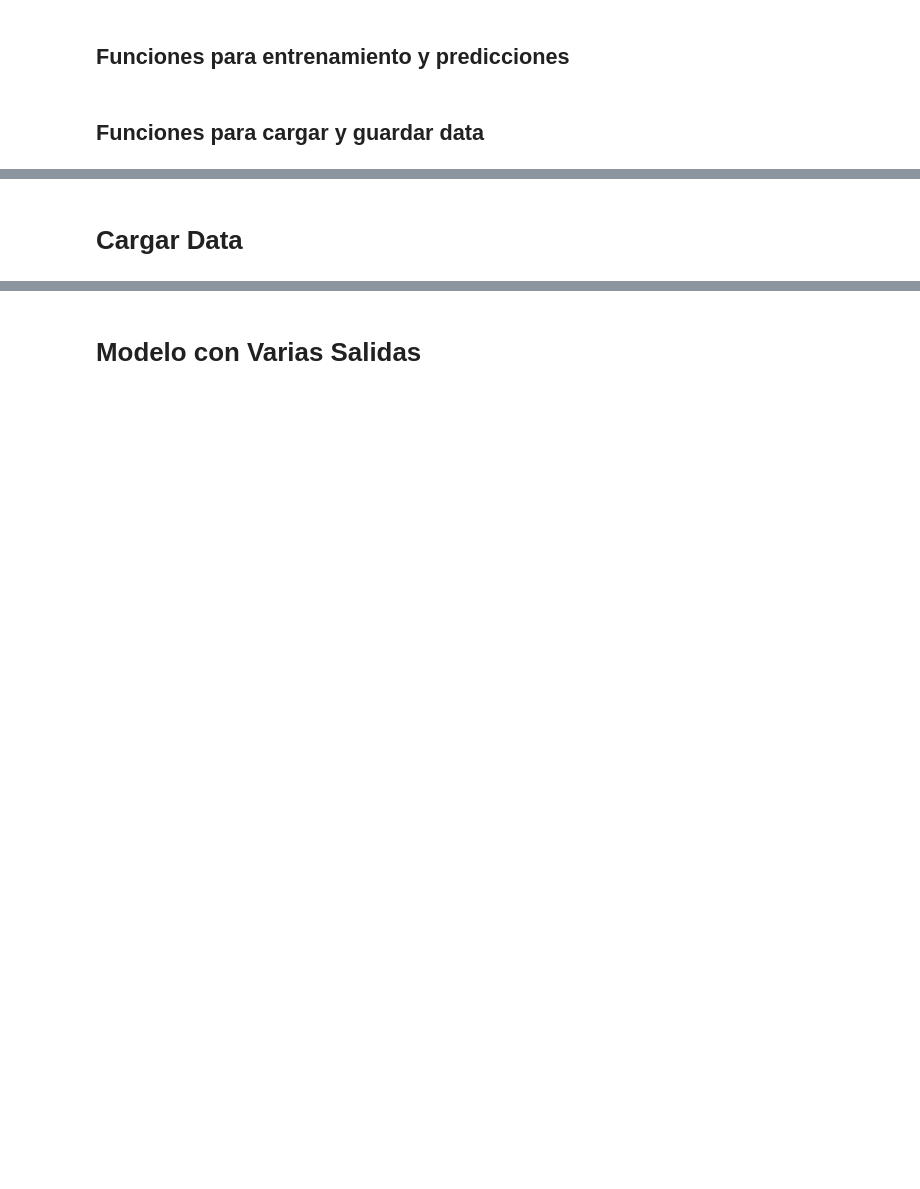
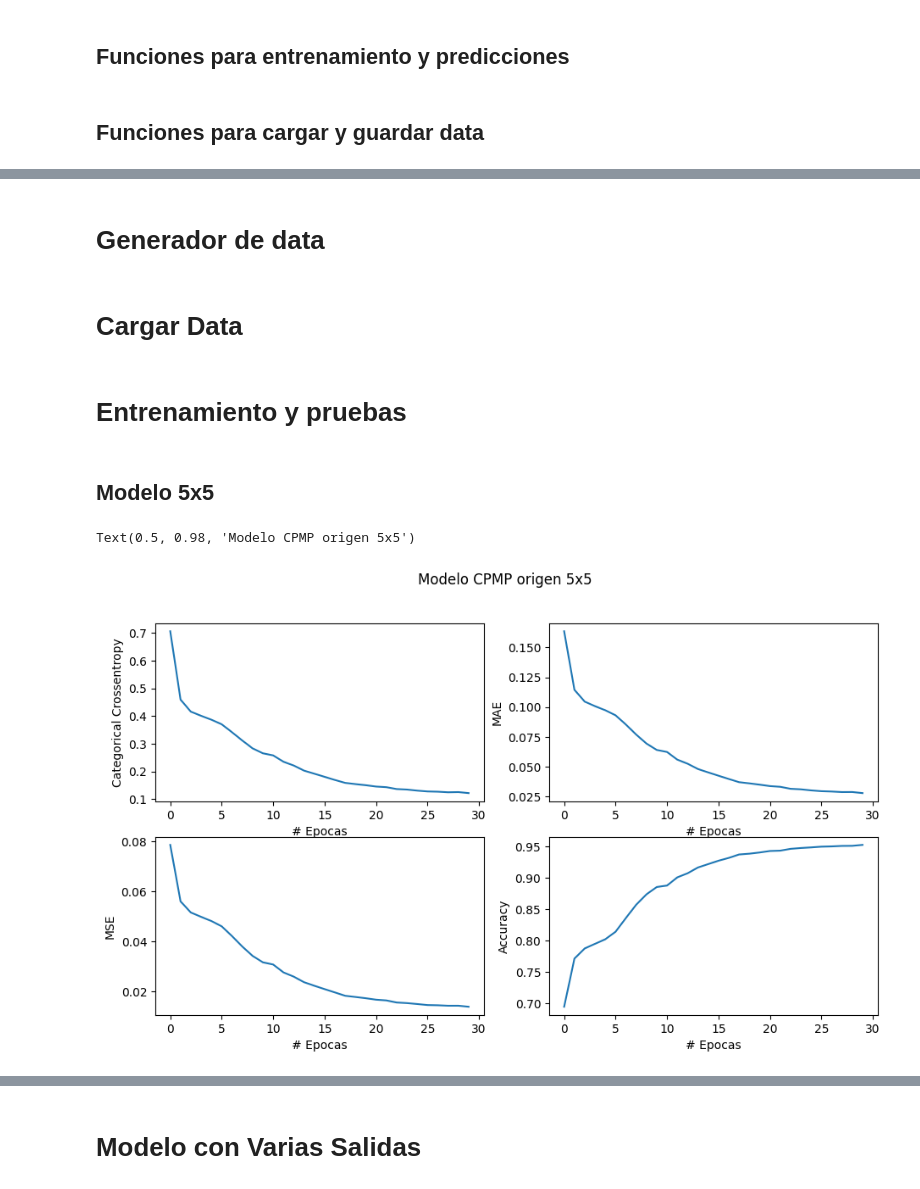
Before and after one commit to LosWillyAmigos/CPMP_With_attetion, a Jupyter notebook: CPMP_with_attention.ipynb, the cells around one changed output, grey strips where cells are left out. Cells and saved outputs as stored; diff of their text form; code cells hidden in the pictures; blank space fills up the shorter version.

```diff
--- a/CPMP_with_attention.ipynb
+++ b/CPMP_with_attention.ipynb
@@ -243,0 +638,2 @@ def load_data_multi(name):
+# %% [markdown]
+# Generador de data
@@ -247,0 +676,4 @@ data_5x5, labels_5x5 = load_data_2('data/data_5x5_Multiple')
+# %% [markdown]
+# Entrenamiento y pruebas
+# %% [markdown]
+## Modelo 5x5
@@ -247,0 +684,27 @@ data_5x5, labels_5x5 = load_data_2('data/data_5x5_Multiple')
+# %%
+plt.figure(figsize=(11, 6))
+
+plt.subplot(2,2,1)
+plt.xlabel("# Epocas")
+plt.ylabel("Categorical Crossentropy")
+plt.plot(history.history["loss"])
+
+plt.subplot(2,2,2)
+plt.xlabel("# Epocas")
+plt.ylabel("MAE")
+plt.plot(history.history["mae"])
+
+plt.subplot(2,2,3)
+plt.xlabel("# Epocas")
+plt.ylabel("MSE")
+plt.plot(history.history["mse"])
+
+plt.subplot(2,2,4)
+plt.xlabel("# Epocas")
+plt.ylabel("Accuracy")
+plt.plot(history.history["accuracy"])
+
+plt.suptitle("Modelo CPMP origen 5x5")
+# %% [output]
+Text(0.5, 0.98, 'Modelo CPMP origen 5x5')
+[figure, added]
```
Also changed, not shown: parts of 69 cells of this notebook, 7 other files.
